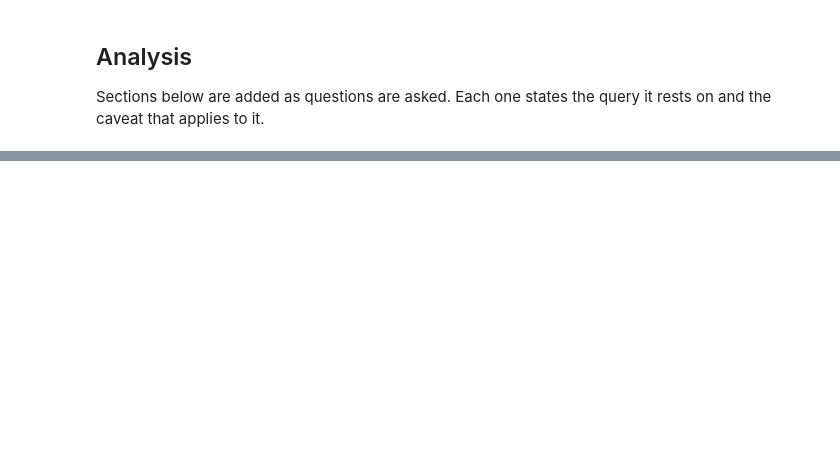
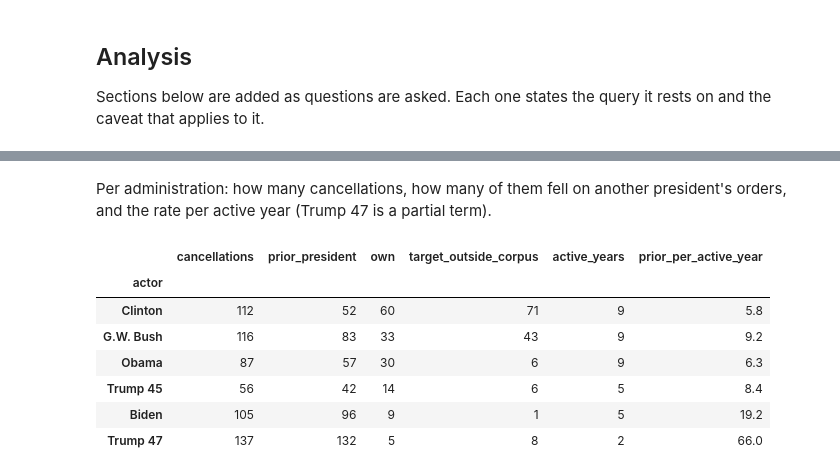
Before and after one commit to DaveKT/EO_Analysis, a Jupyter notebook: notebooks/analysis.ipynb, the cells around one changed output, grey strips where cells are left out. Cells and saved outputs as stored; diff of their text form; code cells hidden in the pictures; blank space fills up the shorter version.

```diff
--- a/notebooks/analysis.ipynb
+++ b/notebooks/analysis.ipynb
@@ -144,0 +248,28 @@ and the caveat that applies to it.
+# %% [markdown]
+Per administration: how many cancellations, how many of them fell on another
+president's orders, and the rate per active year (Trump 47 is a partial term).
+# %%
+active_years = q("""
+SELECT president, signing_date FROM orders
+""")
+active_years["actor"] = [administration(p, d) for p, d in zip(active_years.president, active_years.signing_date)]
+active_years = active_years.assign(year=active_years.signing_date.str[:4]).groupby("actor").year.nunique()
+
+by_actor = (edges.groupby("actor")
+                 .agg(cancellations=("tgt_eo", "size"),
+                      prior_president=("same_person", lambda s: int((~s).sum())),
+                      own=("same_person", "sum"),
+                      target_outside_corpus=("target_in_corpus", lambda s: int((~s).sum())))
+                 .reindex(ADMINS))
+by_actor["active_years"] = active_years.reindex(ADMINS)
+by_actor["prior_per_active_year"] = (by_actor.prior_president / by_actor.active_years).round(1)
+by_actor
+# %% [output]
+|  | cancellations | prior_president | own | target_outside_corpus | active_years | prior_per_active_year |
+| actor |  |  |  |  |  |  |
+| Clinton | 112 | 52 | 60 | 71 | 9 | 5.8 |
+| G.W. Bush | 116 | 83 | 33 | 43 | 9 | 9.2 |
+| Obama | 87 | 57 | 30 | 6 | 9 | 6.3 |
+| Trump 45 | 56 | 42 | 14 | 6 | 5 | 8.4 |
+| Biden | 105 | 96 | 9 | 1 | 5 | 19.2 |
+| Trump 47 | 137 | 132 | 5 | 8 | 2 | 66.0 |
```
Also changed, not shown: parts of 8 cells of this notebook, 11 other files.
